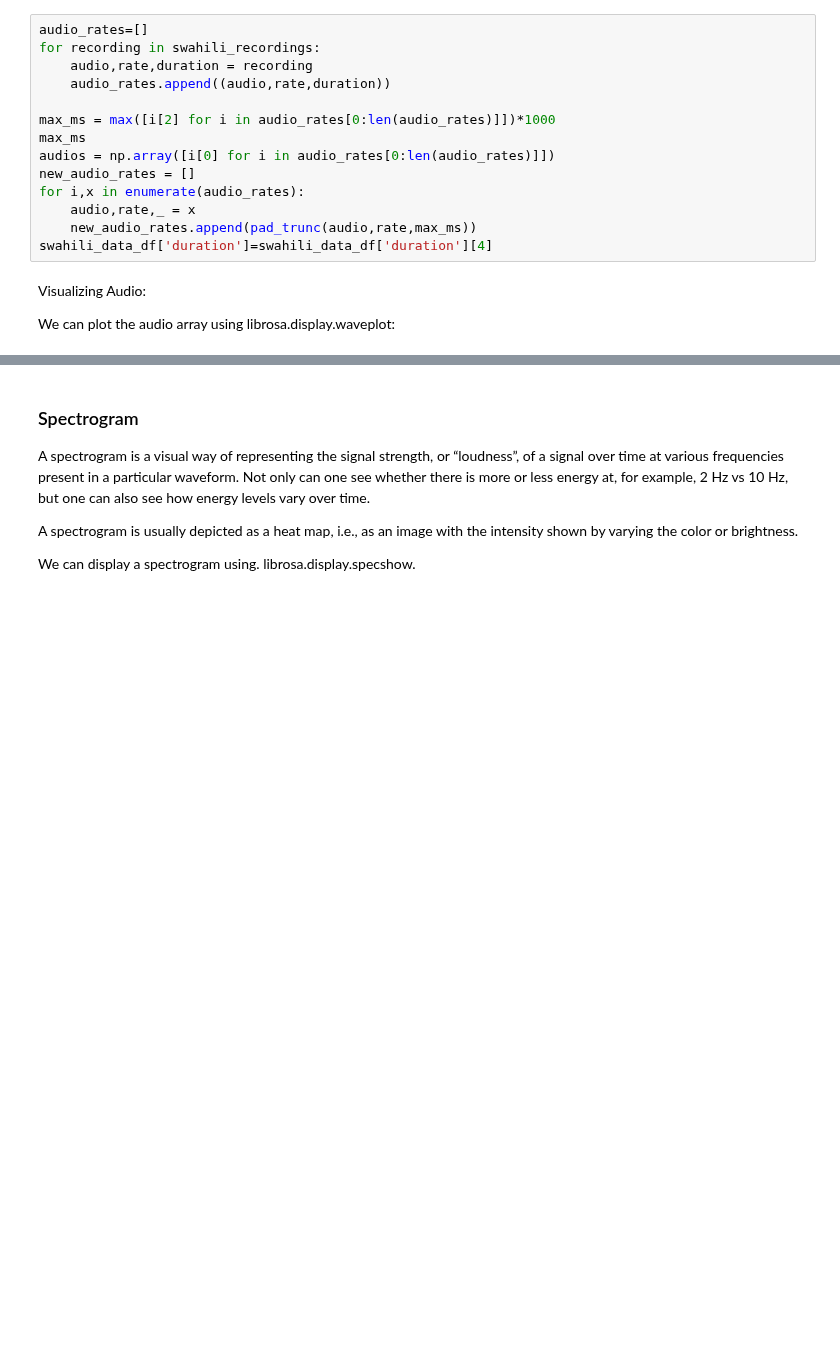
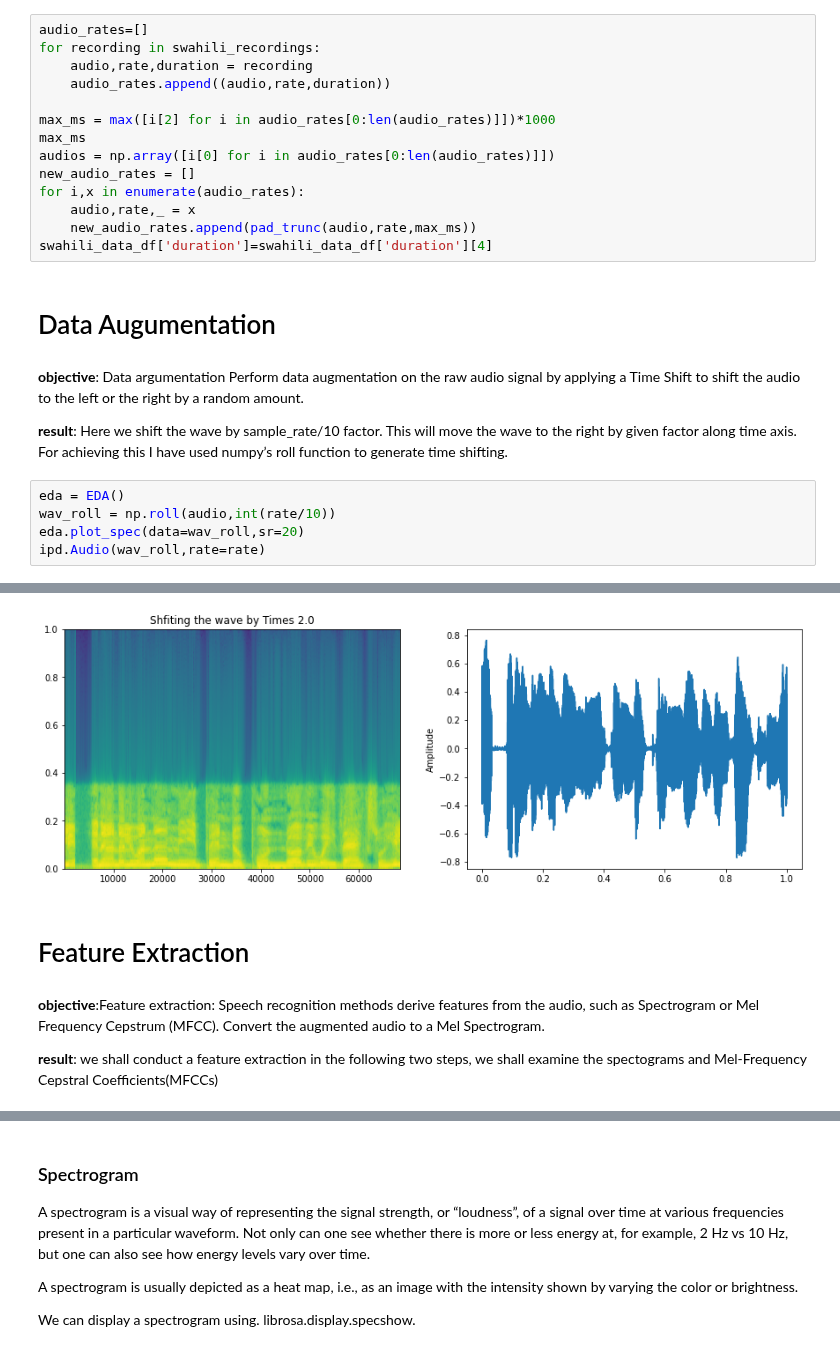
Before and after one commit to tutorialcreation/nlp_swahili_amharic, a Jupyter notebook: notebooks/Audio_preprocessing.ipynb, the cells around one changed output, grey strips where cells are left out. Cells and saved outputs as stored; diff of their text form; blank space fills up the shorter version.

```diff
--- a/notebooks/Audio_preprocessing.ipynb
+++ b/notebooks/Audio_preprocessing.ipynb
@@ -216,7 +216,16 @@ for i,x in enumerate(audio_rates):
     audio,rate,_ = x
     new_audio_rates.append(pad_trunc(audio,rate,max_ms))
 swahili_data_df['duration']=swahili_data_df['duration'][4]
-# %% [markdown]
-Visualizing Audio:
-
-We can plot the audio array using librosa.display.waveplot:
+# %% [markdown]
+# Data Augumentation
+# %% [markdown]
+**objective**: Data argumentation
+Perform data augmentation on the raw audio signal by applying a Time Shift to shift the audio to the left or the right by a random amount.
+
+**result**: Here we shift the wave by sample_rate/10 factor. This will move the wave to the right by given factor along time axis. For achieving this I have used numpy’s roll function to generate time shifting.
+# %%
+eda = EDA()
+wav_roll = np.roll(audio,int(rate/10))
+eda.plot_spec(data=wav_roll,sr=20)
+ipd.Audio(wav_roll,rate=rate)
+# %% [output]
@@ -223,2 +234,10 @@ We can plot the audio array using librosa.display.waveplot:
+[figure, added]
+# %% [markdown]
+# Feature Extraction
+# %% [markdown]
+**objective**:Feature extraction: Speech recognition methods derive features from the audio, such as Spectrogram or Mel Frequency Cepstrum (MFCC).
+Convert the augmented audio to a Mel Spectrogram.
+
+**result**: we shall conduct a feature extraction in the following two steps, we shall examine the spectograms and Mel-Frequency Cepstral Coefficients(MFCCs)
 # %%
 %matplotlib inline
```
Also changed, not shown: parts of 19 cells of this notebook, 2 other files.
